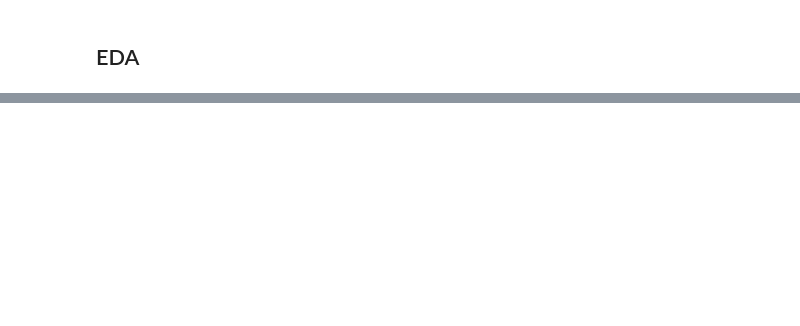
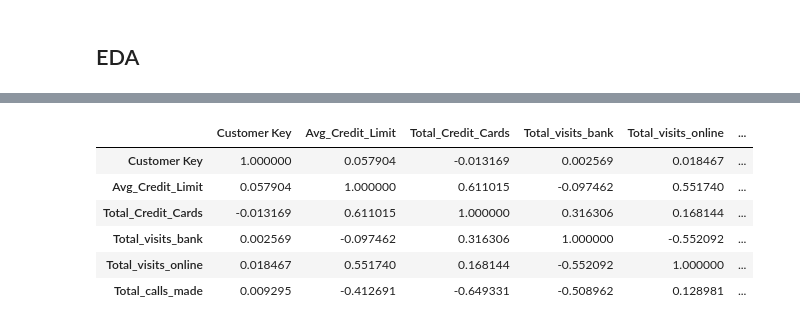
Before and after one commit to milind69/milind69, a Jupyter notebook: all_bank_customer_segmentation.ipynb, the cells around one changed output, grey strips where cells are left out. Cells and saved outputs as stored; diff of their text form; code cells hidden in the pictures; blank space fills up the shorter version.

```diff
--- a/all_bank_customer_segmentation.ipynb
+++ b/all_bank_customer_segmentation.ipynb
@@ -392,0 +453,10 @@ for item in num_col:
+# %%
+dfx.corr()
+# %% [output]
+|  | Customer Key | Avg_Credit_Limit | Total_Credit_Cards | Total_visits_bank | Total_visits_online | ... |
+| Customer Key | 1.000000 | 0.057904 | -0.013169 | 0.002569 | 0.018467 | ... |
+| Avg_Credit_Limit | 0.057904 | 1.000000 | 0.611015 | -0.097462 | 0.551740 | ... |
+| Total_Credit_Cards | -0.013169 | 0.611015 | 1.000000 | 0.316306 | 0.168144 | ... |
+| Total_visits_bank | 0.002569 | -0.097462 | 0.316306 | 1.000000 | -0.552092 | ... |
+| Total_visits_online | 0.018467 | 0.551740 | 0.168144 | -0.552092 | 1.000000 | ... |
+| Total_calls_made | 0.009295 | -0.412691 | -0.649331 | -0.508962 | 0.128981 | ... |
```
Also changed, not shown: parts of 30 cells of this notebook.
